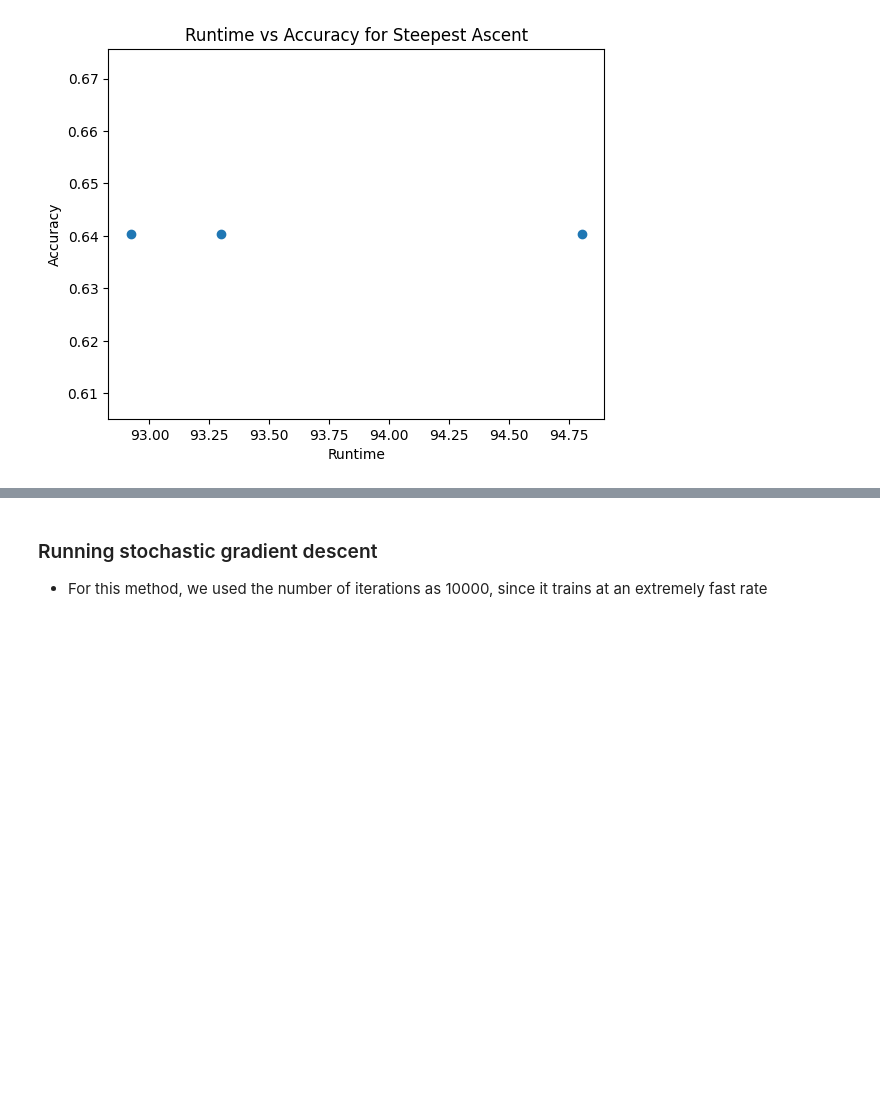
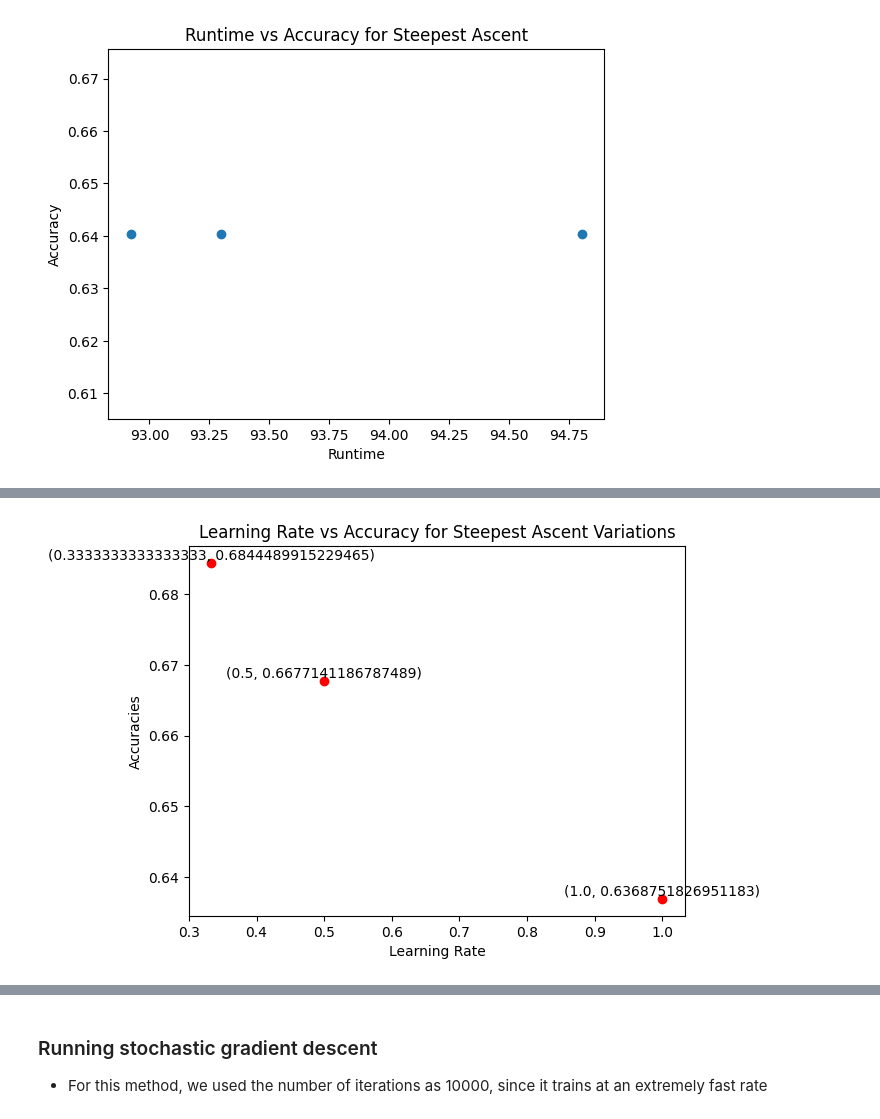
Before and after one commit to calebm00re/S22-ml03, a Jupyter notebook: notebook.ipynb, the cells around one changed output, grey strips where cells are left out. Drawn from its saved outputs; the diff is of its cells as text; code cells hidden in the pictures; blank space fills up the shorter version.

```diff
--- a/notebook.ipynb
+++ b/notebook.ipynb
@@ -774,0 +802,14 @@ plt.show()
+# %%
+for x, y in zip(times,accuracies):
+    plt.plot(x, y, 'ro')
+    plt.text(x, y, '({}, {})'.format(x, y), ha='center', va='bottom')
+
+# add labels to x and y axes
+plt.xlabel('Learning Rate')
+plt.ylabel('Accuracies')
+plt.title('Learning Rate vs Accuracy for Steepest Ascent Variations')
+
+# show the graph
+plt.show()
+# %% [output]
+[figure, added]
```
Also changed, not shown: parts of 11 cells of this notebook.
